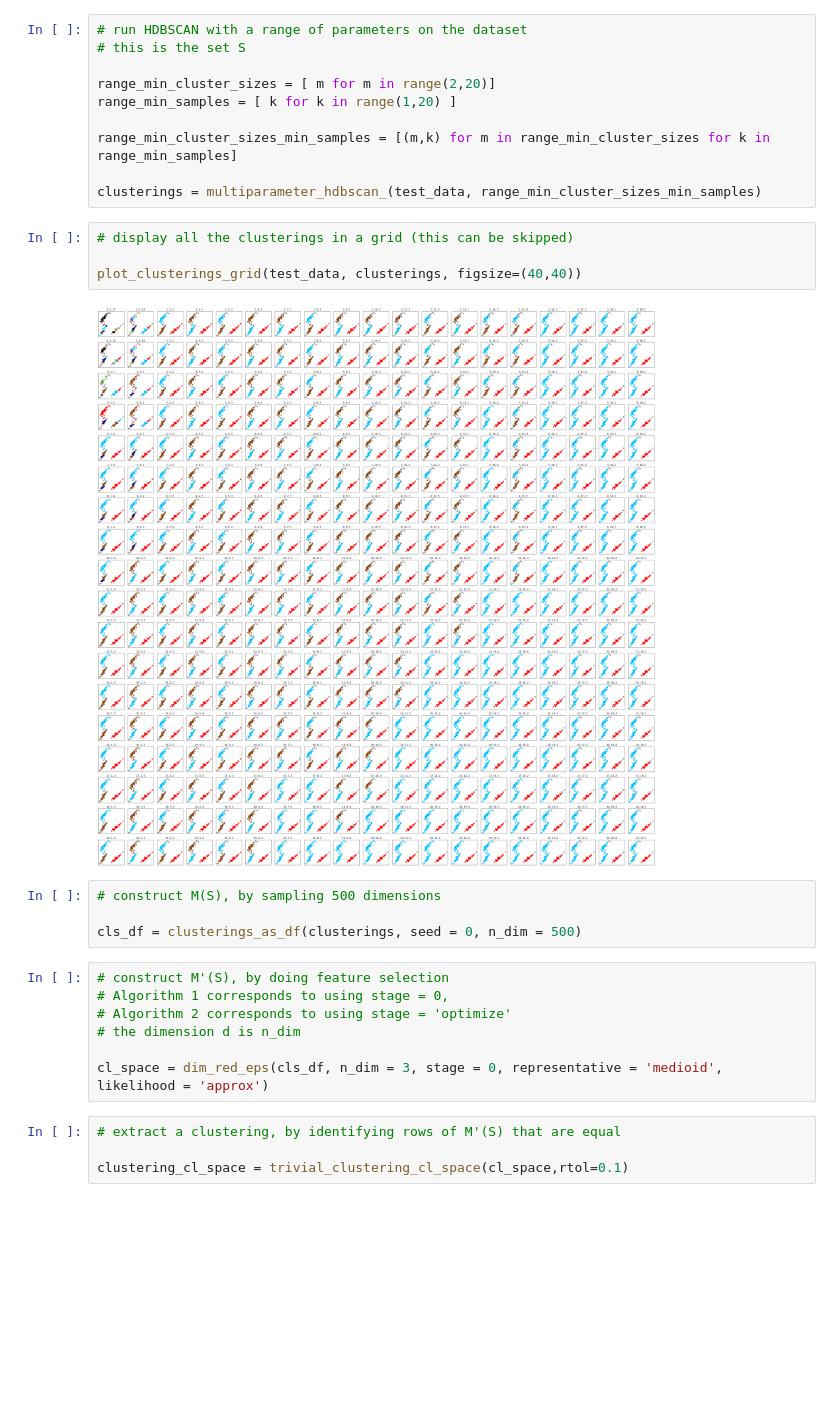
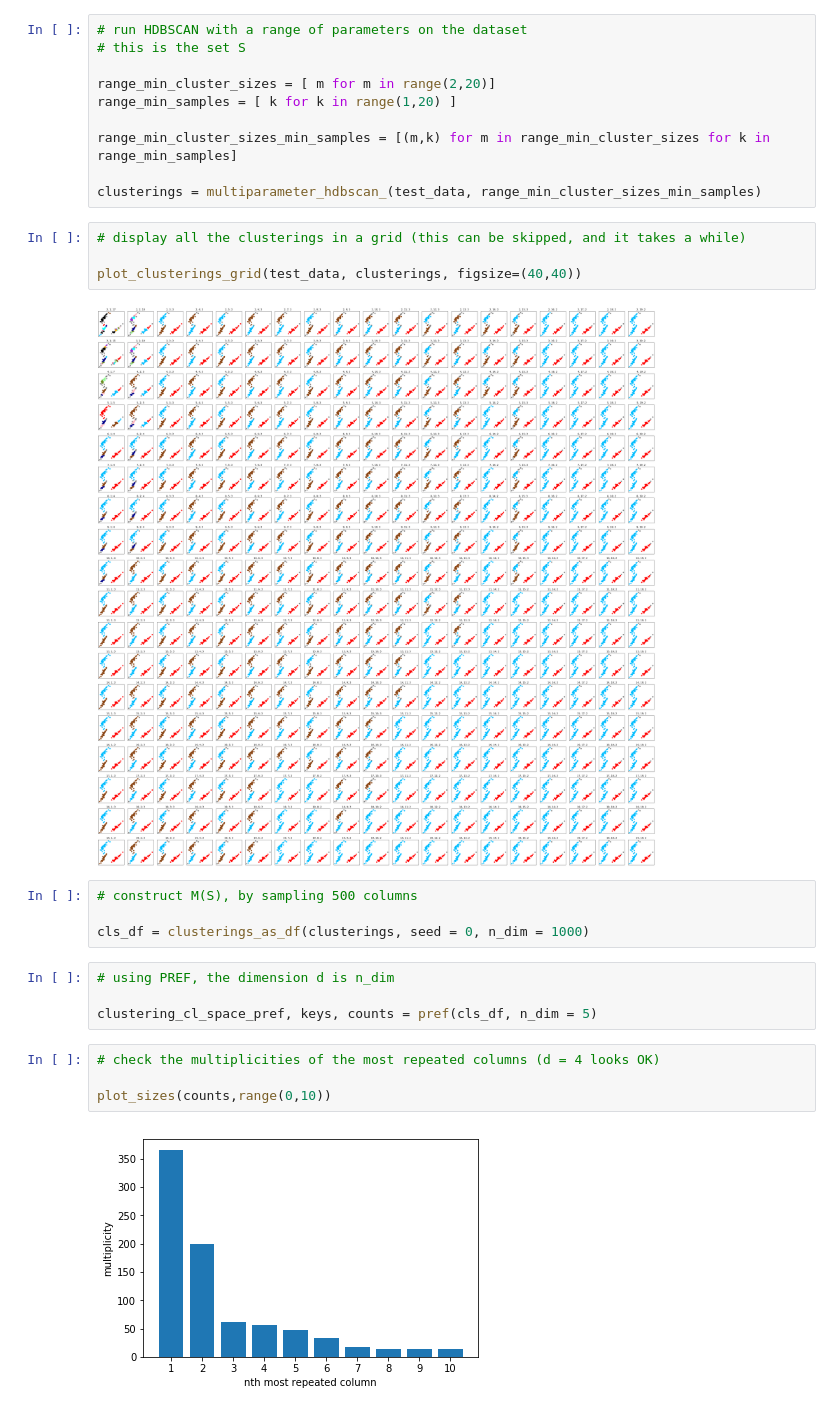
Before and after one commit to LuisScoccola/spaces-of-clusterings, a Jupyter notebook: PREF-HPREF-example.ipynb, the cells around one changed output. Cells and saved outputs as stored; diff of their text form; blank space fills up the shorter version.

```diff
--- a/using-code-example.ipynb
+++ b/PREF-HPREF-example.ipynb
@@ -28,24 +28,23 @@ range_min_cluster_sizes_min_samples = [(m,k) for m in range_min_cluster_sizes fo
 
 clusterings = multiparameter_hdbscan_(test_data, range_min_cluster_sizes_min_samples)
 # %%
-# display all the clusterings in a grid (this can be skipped)
+# display all the clusterings in a grid (this can be skipped, and it takes a while)
 
 plot_clusterings_grid(test_data, clusterings, figsize=(40,40))
 # %% [output]
 [figure]
 # %%
-# construct M(S), by sampling 500 dimensions
+# construct M(S), by sampling 500 columns
 
-cls_df = clusterings_as_df(clusterings, seed = 0, n_dim = 500)
+cls_df = clusterings_as_df(clusterings, seed = 0, n_dim = 1000)
-# %%
-# construct M'(S), by doing feature selection
-# Algorithm 1 corresponds to using stage = 0,
-# Algorithm 2 corresponds to using stage = 'optimize'
-# the dimension d is n_dim
-
-cl_space = dim_red_eps(cls_df, n_dim = 3, stage = 0, representative = 'medioid', likelihood = 'approx')
-# %%
-# extract a clustering, by identifying rows of M'(S) that are equal
-
-clustering_cl_space = trivial_clustering_cl_space(cl_space,rtol=0.1)
+# %%
+# using PREF, the dimension d is n_dim
+
+clustering_cl_space_pref, keys, counts = pref(cls_df, n_dim = 5)
+# %%
+# check the multiplicities of the most repeated columns (d = 4 looks OK)
+
+plot_sizes(counts,range(0,10))
+# %% [output]
+[figure, added]
 # %%
```
Also changed, not shown: parts of 5 cells of this notebook, 3 other files.
